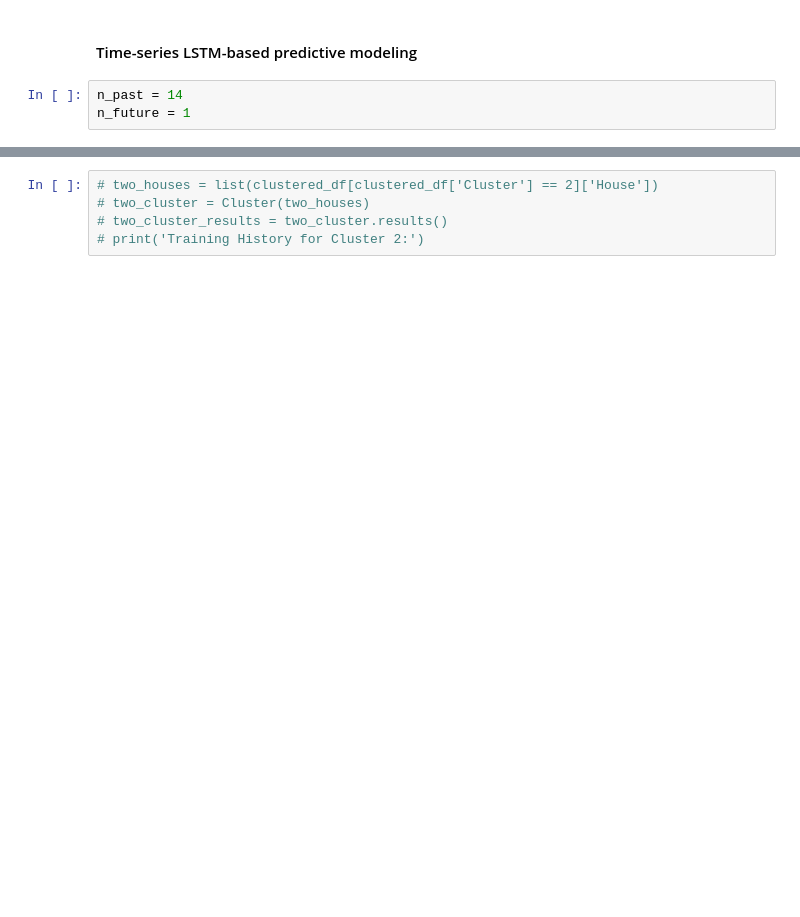
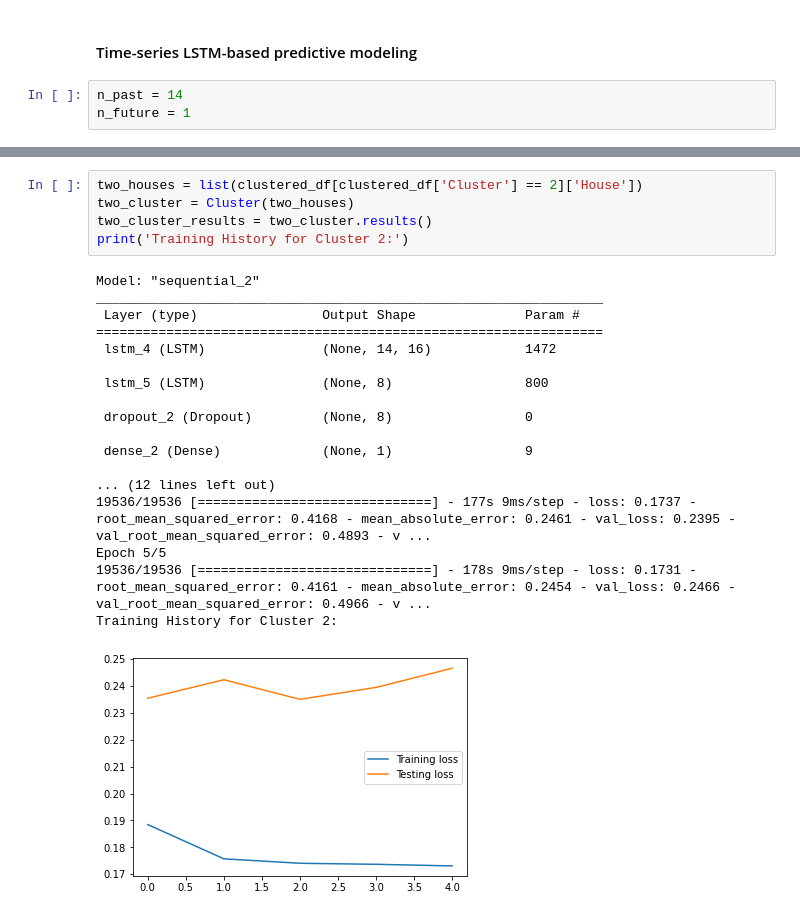
Before and after one commit to rishabhjain1997/Energy-Datasets, a Jupyter notebook: ML_modeling_clustering.ipynb, the cells around one changed output, grey strips where cells are left out. Drawn from its saved outputs; the diff is of its cells as text; blank space fills up the shorter version.

```diff
--- a/ML_modeling_clustering.ipynb
+++ b/ML_modeling_clustering.ipynb
@@ -403,6 +436,25 @@ zero_cluster.history.history['mse']
 # %%
-# two_houses = list(clustered_df[clustered_df['Cluster'] == 2]['House'])
-# two_cluster = Cluster(two_houses)
-# two_cluster_results = two_cluster.results()
-# print('Training History for Cluster 2:')
+two_houses = list(clustered_df[clustered_df['Cluster'] == 2]['House'])
+two_cluster = Cluster(two_houses)
+two_cluster_results = two_cluster.results()
+print('Training History for Cluster 2:')
+# %% [output]
+Model: "sequential_2"
+_________________________________________________________________
+ Layer (type)                Output Shape              Param #
+=================================================================
+ lstm_4 (LSTM)               (None, 14, 16)            1472
+
+ lstm_5 (LSTM)               (None, 8)                 800
+
+ dropout_2 (Dropout)         (None, 8)                 0
+
+ dense_2 (Dense)             (None, 1)                 9
+
+... (12 lines left out)
+19536/19536 [==============================] - 177s 9ms/step - loss: 0.1737 - root_mean_squared_error: 0.4168 - mean_absolute_error: 0.2461 - val_loss: 0.2395 - val_root_mean_squared_error: 0.4893 - v ...
+Epoch 5/5
+19536/19536 [==============================] - 178s 9ms/step - loss: 0.1731 - root_mean_squared_error: 0.4161 - mean_absolute_error: 0.2454 - val_loss: 0.2466 - val_root_mean_squared_error: 0.4966 - v ...
+Training History for Cluster 2:
+[figure, added]
 # %%
```
Also changed, not shown: parts of 43 cells of this notebook.
